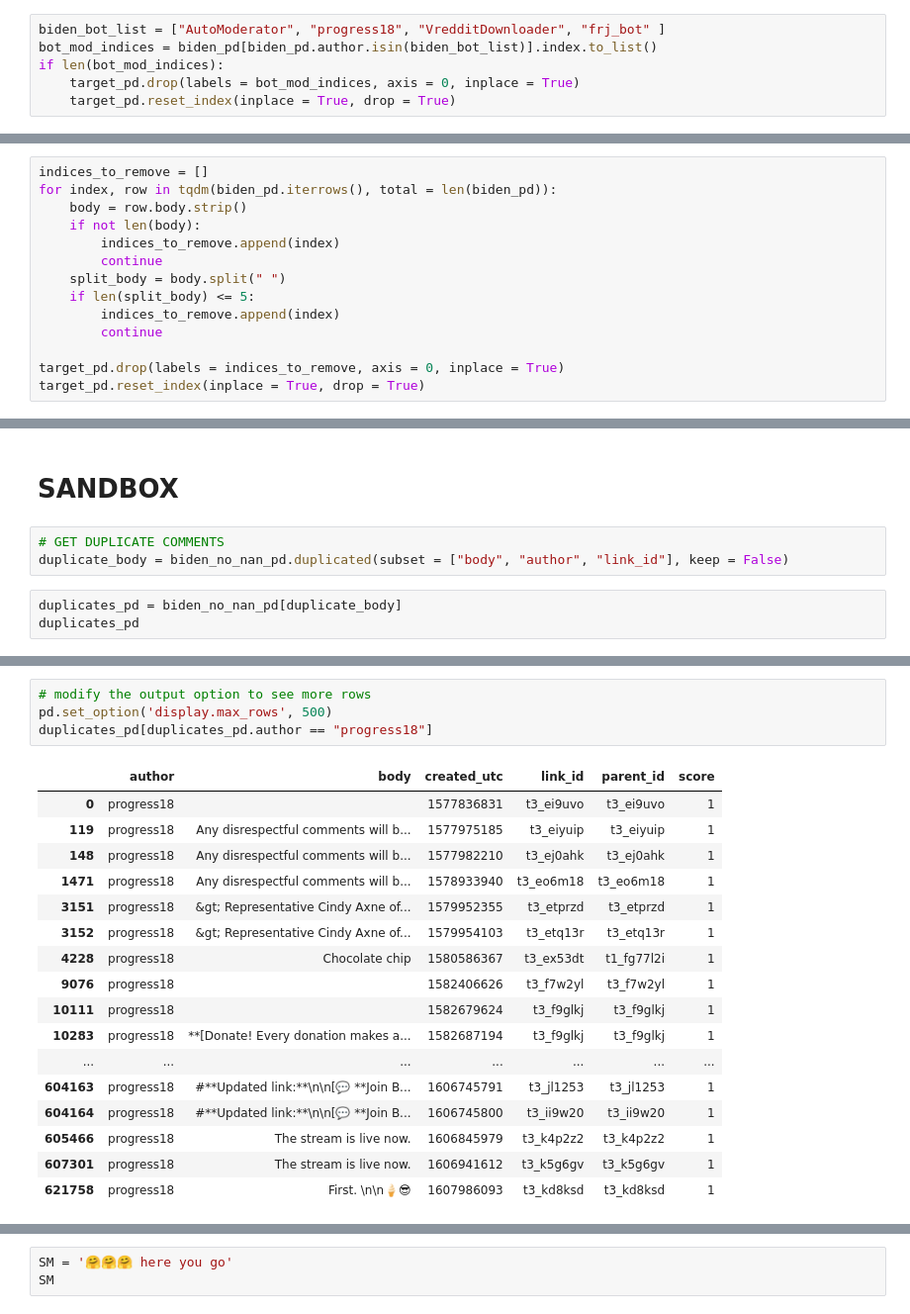
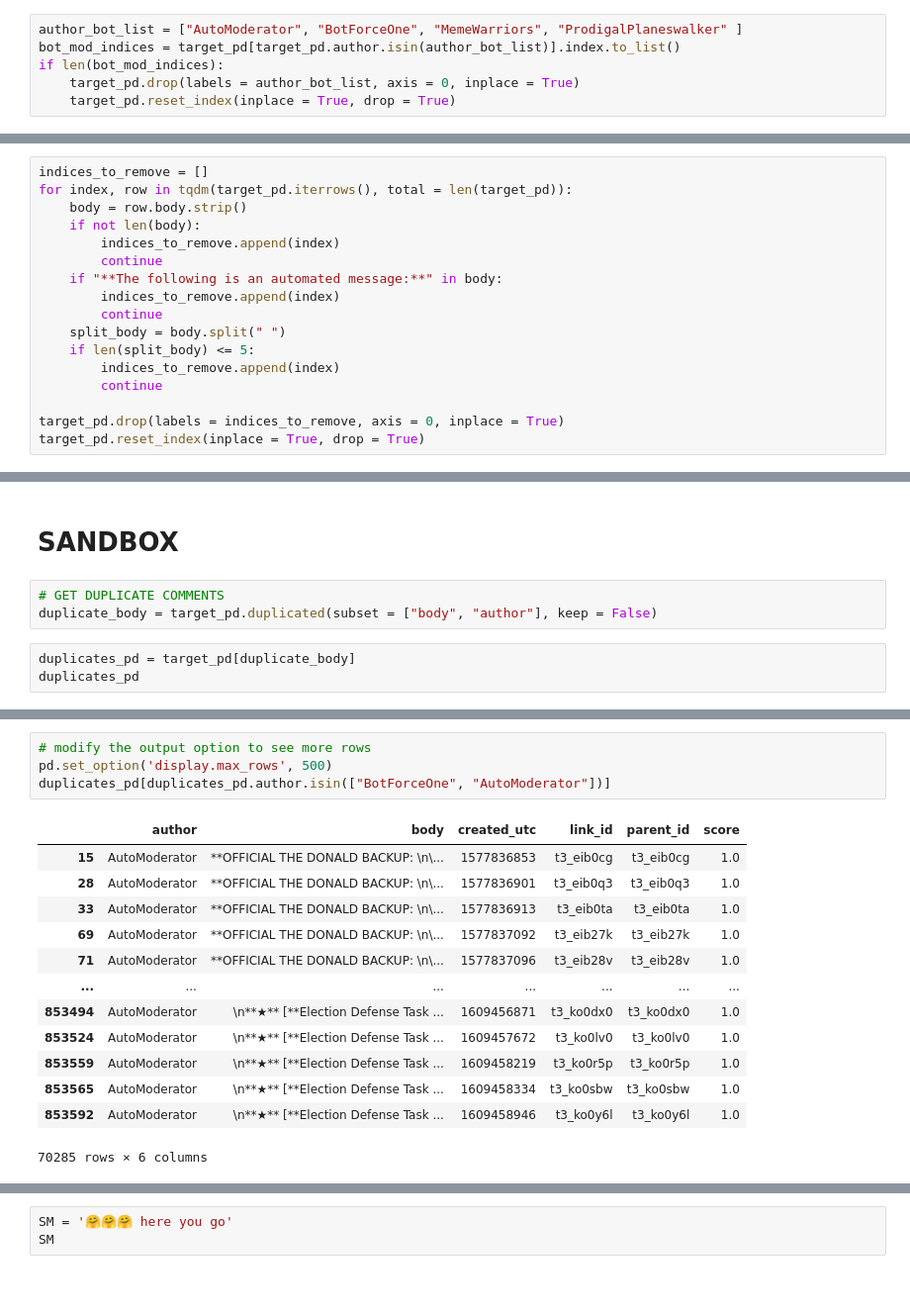
Before and after one commit to comptech-winter-school/media-opinion-analyzer, a Jupyter notebook: global text preprocessing.ipynb, the cells around one changed output, grey strips where cells are left out. Shown at 99% size. Saved outputs shown, nothing was run; the diff lists cells and outputs as text; blank space fills up the shorter version.

```diff
--- a/global text preprocessing.ipynb
+++ b/global text preprocessing.ipynb
@@ -193,10 +193,10 @@ target_pd.drop_duplicates(subset = ["body", "author", "link_id"], keep = "first"
 # %% [markdown]
 # MESSAGES FROM BOTS OR MODS
 # %%
-biden_bot_list = ["AutoModerator", "progress18", "VredditDownloader", "frj_bot" ]
-bot_mod_indices = biden_pd[biden_pd.author.isin(biden_bot_list)].index.to_list()
+author_bot_list = ["AutoModerator", "BotForceOne", "MemeWarriors", "ProdigalPlaneswalker" ]
+bot_mod_indices = target_pd[target_pd.author.isin(author_bot_list)].index.to_list()
 if len(bot_mod_indices):
-    target_pd.drop(labels = bot_mod_indices, axis = 0, inplace = True)
+    target_pd.drop(labels = author_bot_list, axis = 0, inplace = True)
     target_pd.reset_index(inplace = True, drop = True)
 # %% [markdown]
 # REMOVE PUNCTUATION SHIT
@@ -221,9 +221,12 @@ target_pd["body"] = target_pd["body"].apply(remove_puntuation_shit)
 # DELETE COMMENTS WITH NO BODY, LESS THAN 5 WORDS, ONLY NON-LETTER CHARACTERS, ETC
 # %%
 indices_to_remove = []
-for index, row in tqdm(biden_pd.iterrows(), total = len(biden_pd)):
+for index, row in tqdm(target_pd.iterrows(), total = len(target_pd)):
     body = row.body.strip()
     if not len(body):
+        indices_to_remove.append(index)
+        continue
+    if "**The following is an automated message:**" in body:
         indices_to_remove.append(index)
         continue
     split_body = body.split(" ")
@@ -245,9 +252,9 @@ target_pd.to_csv(os.path.join(out_data_dir, "Trump_comments_2020_clean.csv"))
 # SANDBOX
 # %%
 # GET DUPLICATE COMMENTS
-duplicate_body = biden_no_nan_pd.duplicated(subset = ["body", "author", "link_id"], keep = False)
+duplicate_body = target_pd.duplicated(subset = ["body", "author"], keep = False)
 # %%
-duplicates_pd = biden_no_nan_pd[duplicate_body]
+duplicates_pd = target_pd[duplicate_body]
 duplicates_pd
 # %% [output]
 |  | author | body | created_utc | link_id | parent_id | score |
@@ -254,22 +295,18 @@ duplicates_pd
 # %%
 # modify the output option to see more rows
 pd.set_option('display.max_rows', 500)
-duplicates_pd[duplicates_pd.author == "progress18"]
+duplicates_pd[duplicates_pd.author.isin(["BotForceOne", "AutoModerator"])]
 # %% [output]
 |  | author | body | created_utc | link_id | parent_id | score |
-| 0 | progress18 |  | 1577836831 | t3_ei9uvo | t3_ei9uvo | 1 |
-| 119 | progress18 | Any disrespectful comments will b... | 1577975185 | t3_eiyuip | t3_eiyuip | 1 |
-| 148 | progress18 | Any disrespectful comments will b... | 1577982210 | t3_ej0ahk | t3_ej0ahk | 1 |
-| 1471 | progress18 | Any disrespectful comments will b... | 1578933940 | t3_eo6m18 | t3_eo6m18 | 1 |
-| 3151 | progress18 | &gt; Representative Cindy Axne of... | 1579952355 | t3_etprzd | t3_etprzd | 1 |
-| 3152 | progress18 | &gt; Representative Cindy Axne of... | 1579954103 | t3_etq13r | t3_etq13r | 1 |
-| 4228 | progress18 | Chocolate chip | 1580586367 | t3_ex53dt | t1_fg77l2i | 1 |
-| 9076 | progress18 |  | 1582406626 | t3_f7w2yl | t3_f7w2yl | 1 |
-| 10111 | progress18 |  | 1582679624 | t3_f9glkj | t3_f9glkj | 1 |
-| 10283 | progress18 | **[Donate! Every donation makes a... | 1582687194 | t3_f9glkj | t3_f9glkj | 1 |
+| 15 | AutoModerator | **OFFICIAL THE DONALD BACKUP: \n\... | 1577836853 | t3_eib0cg | t3_eib0cg | 1.0 |
+| 28 | AutoModerator | **OFFICIAL THE DONALD BACKUP: \n\... | 1577836901 | t3_eib0q3 | t3_eib0q3 | 1.0 |
+| 33 | AutoModerator | **OFFICIAL THE DONALD BACKUP: \n\... | 1577836913 | t3_eib0ta | t3_eib0ta | 1.0 |
+| 69 | AutoModerator | **OFFICIAL THE DONALD BACKUP: \n\... | 1577837092 | t3_eib27k | t3_eib27k | 1.0 |
+| 71 | AutoModerator | **OFFICIAL THE DONALD BACKUP: \n\... | 1577837096 | t3_eib28v | t3_eib28v | 1.0 |
 | ... | ... | ... | ... | ... | ... | ... |
-| 604163 | progress18 | #**Updated link:**\n\n[💬 **Join B... | 1606745791 | t3_jl1253 | t3_jl1253 | 1 |
-| 604164 | progress18 | #**Updated link:**\n\n[💬 **Join B... | 1606745800 | t3_ii9w20 | t3_ii9w20 | 1 |
-| 605466 | progress18 | The stream is live now. | 1606845979 | t3_k4p2z2 | t3_k4p2z2 | 1 |
-| 607301 | progress18 | The stream is live now. | 1606941612 | t3_k5g6gv | t3_k5g6gv | 1 |
-| 621758 | progress18 | First. \n\n🍦😎 | 1607986093 | t3_kd8ksd | t3_kd8ksd | 1 |
+| 853494 | AutoModerator | \n**★** [**Election Defense Task ... | 1609456871 | t3_ko0dx0 | t3_ko0dx0 | 1.0 |
+| 853524 | AutoModerator | \n**★** [**Election Defense Task ... | 1609457672 | t3_ko0lv0 | t3_ko0lv0 | 1.0 |
+| 853559 | AutoModerator | \n**★** [**Election Defense Task ... | 1609458219 | t3_ko0r5p | t3_ko0r5p | 1.0 |
+| 853565 | AutoModerator | \n**★** [**Election Defense Task ... | 1609458334 | t3_ko0sbw | t3_ko0sbw | 1.0 |
+| 853592 | AutoModerator | \n**★** [**Election Defense Task ... | 1609458946 | t3_ko0y6l | t3_ko0y6l | 1.0 |
+70285 rows × 6 columns
```
Also changed, not shown: parts of 8 cells of this notebook.
